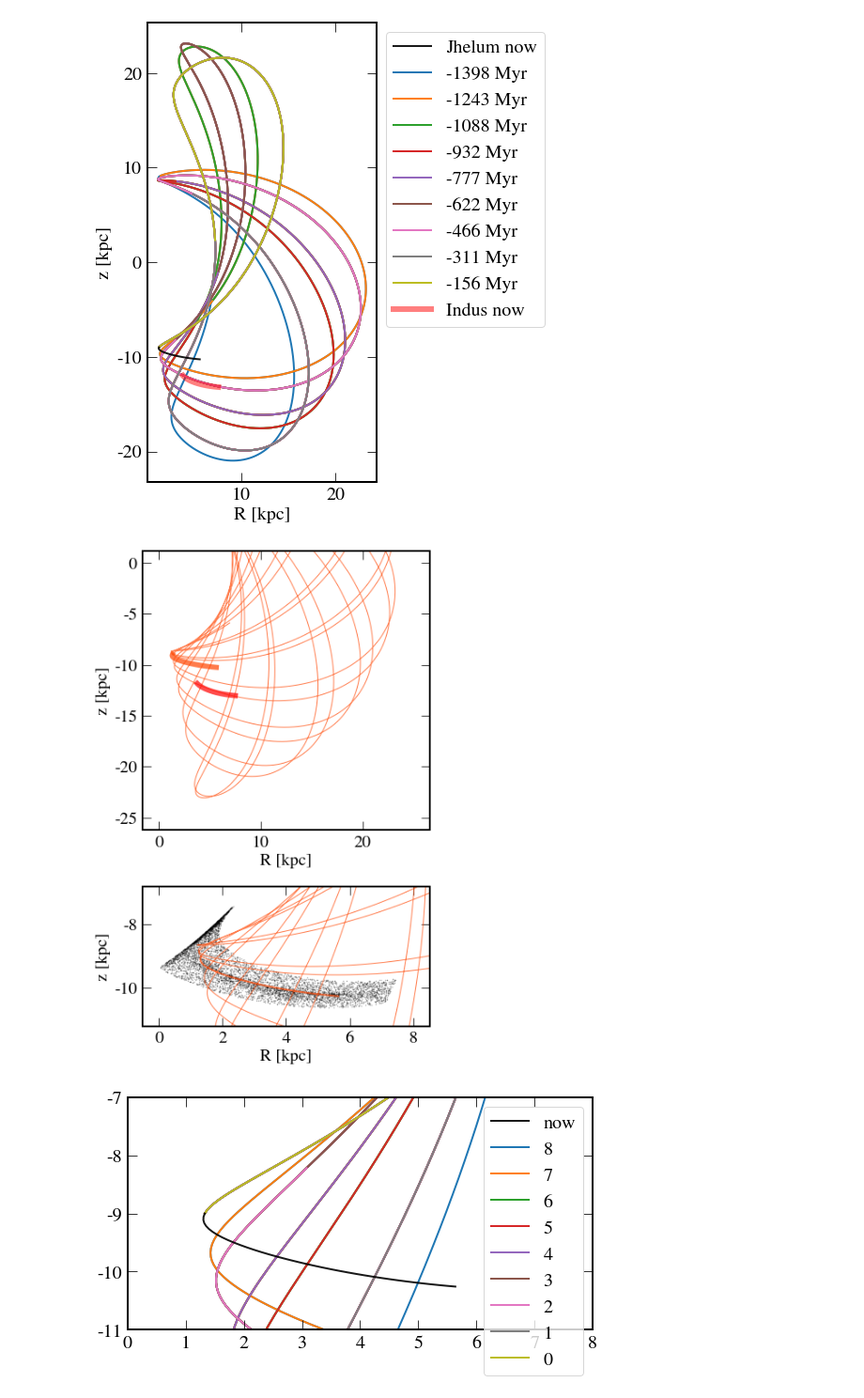
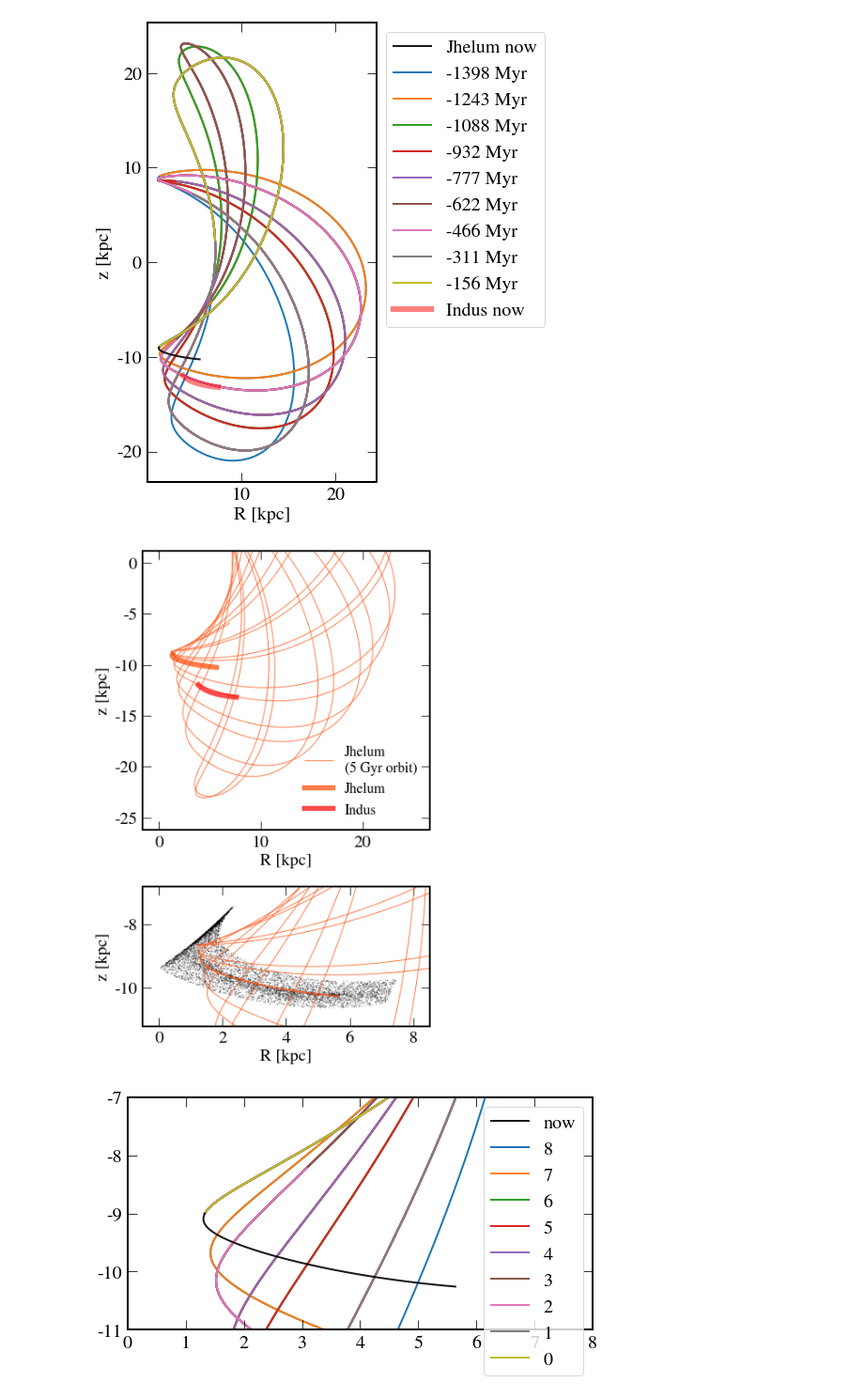
Before and after one commit to abonaca/jhelum, a Jupyter notebook: notebooks/paper.ipynb, the cells around one changed output. Shown at 94% size. Saved outputs shown, nothing was run; the diff lists cells and outputs as text; code cells hidden in the pictures.

```diff
--- a/notebooks/paper.ipynb
+++ b/notebooks/paper.ipynb
@@ -895,36 +895,36 @@ color = 'orangered'
 
 fig, ax = plt.subplots(2,1,figsize=(6,9), subplot_kw={'adjustable': 'datalim'},
                        gridspec_kw={'height_ratios': (2,1)})
 
 plt.sca(ax[0])
 plt.plot(orbit_rr.cylindrical.rho, orbit_rr.cylindrical.z, '-', color=color, alpha=0.7, lw=1,
-         label='Jhelum (5 Gyr orbit)')
+         label='Jhelum\n(5 Gyr orbit)')
 plt.plot(fit_orbit.cylindrical.rho, fit_orbit.cylindrical.z, '-', color=color, alpha=0.7, lw=6, label='Jhelum')
 plt.plot(Rind_line, cind_line_gal.z, 'r-', label='Indus', lw=6, alpha=0.7)
 
-plt.legend(loc=4, fontsize=)
+plt.legend(loc=4, fontsize='small', frameon=False)
 plt.xlabel('R [kpc]')
 plt.ylabel('z [kpc]')
 plt.xlim(0,25)
 plt.ylim(-25,0)
 plt.gca().set_aspect('equal')
 
 plt.sca(ax[1])
 plt.plot(orbit_rr.cylindrical.rho, orbit_rr.cylindrical.z, '-', color=color, alpha=0.7, lw=1)
 # plt.plot(orbit_fwd.cylindrical.rho, orbit_fwd.cylindrical.z, '-', color='steelblue', alpha=0.7, lw=1)
 plt.plot(fit_orbit.cylindrical.rho, fit_orbit.cylindrical.z, '-', color=color, alpha=0.7, lw=2)
 plt.plot(R[pm_mask & cmd_mask], cgal.z[pm_mask & cmd_mask], 'k.', ms=1, alpha=0.3, zorder=0, rasterized=True)
 
 plt.gca().set_aspect('equal')
 plt.xlabel('R [kpc]')
 plt.ylabel('z [kpc]')
 plt.xlim(0,8)
 plt.ylim(-11,-7)
 
 plt.tight_layout()
 plt.savefig('../paper/orbit_cyl.pdf', dpi=200)
 # %% [output]
-[figure, old version]
+[figure, new version]
 # %%
 norb = len(orbits)
 plt.plot(fit_orbit.cylindrical.rho, fit_orbit.cylindrical.z, 'k-', alpha=0.9, lw=2, label='now')
```
Also changed, not shown: 2 other files.
